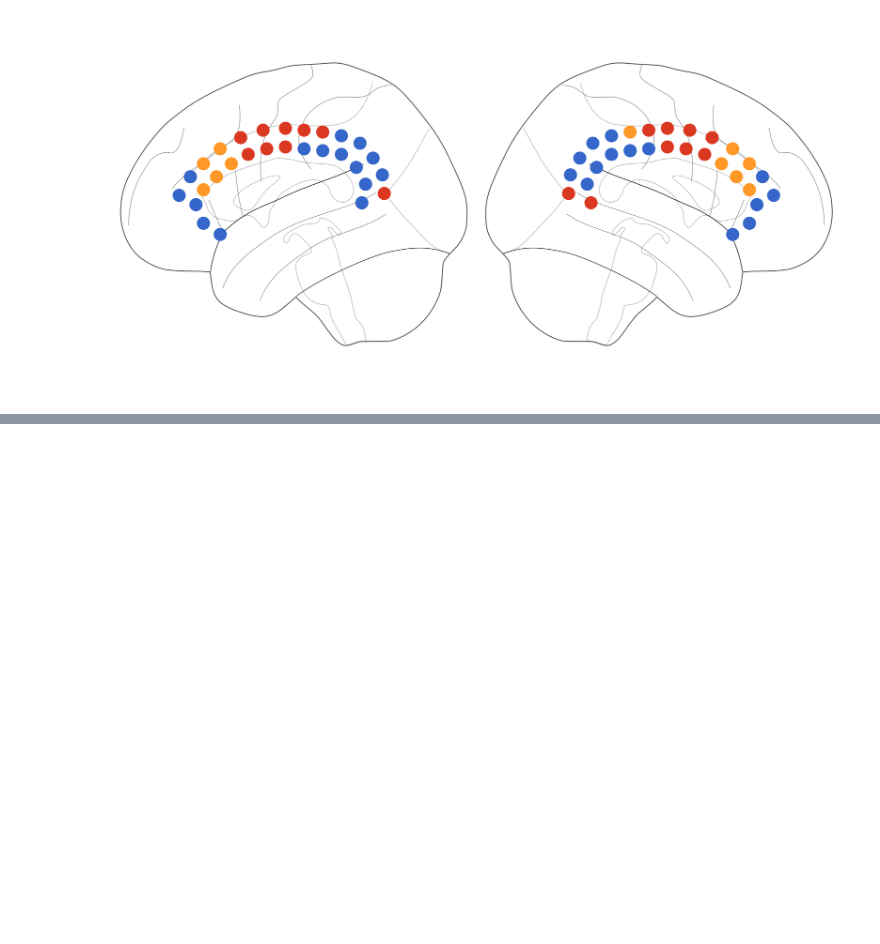
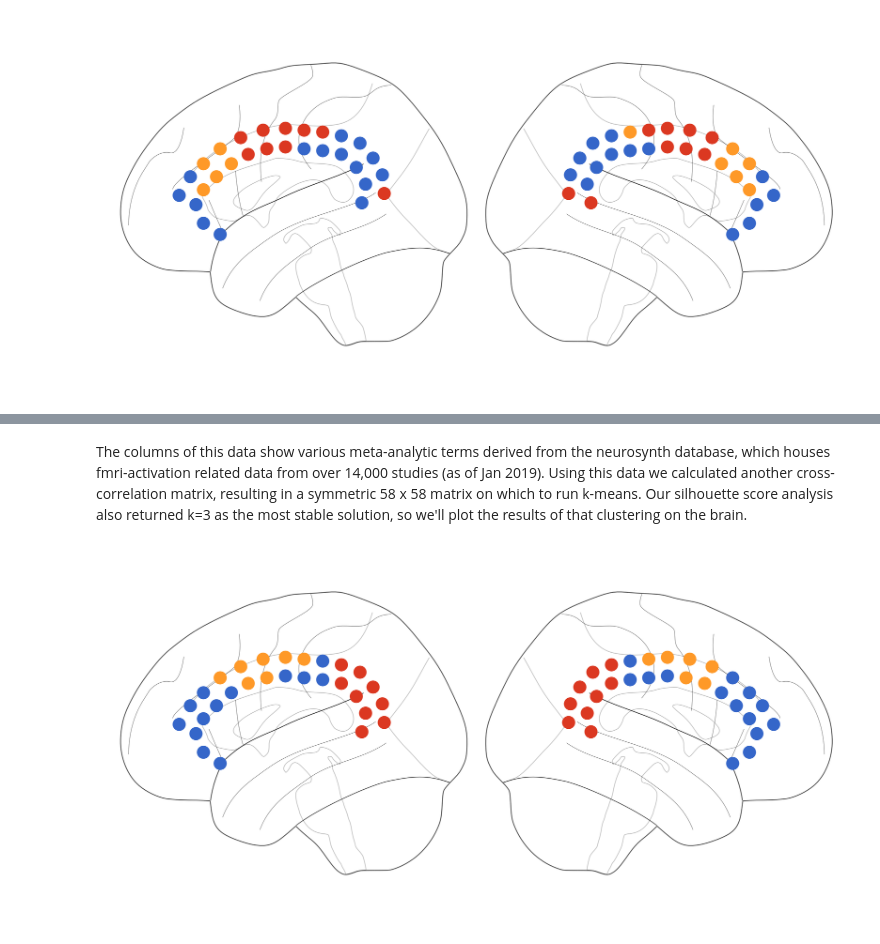
Before and after one commit to boredStats/cingulate-cortex-parcellation, a Jupyter notebook: k_means/k_means.ipynb, the cells around one changed output, grey strips where cells are left out. Cells and saved outputs as stored; diff of their text form; code cells hidden in the pictures; blank space fills up the shorter version.

```diff
--- a/k_means/k_means.ipynb
+++ b/k_means/k_means.ipynb
@@ -127,0 +139,14 @@ putils.plotBrains2(seed_coords, colors)
+# %% [markdown]
+The columns of this data show various meta-analytic terms derived from the neurosynth database, which houses fmri-activation related data from over 14,000 studies (as of Jan 2019). Using this data we calculated another cross-correlation matrix, resulting in a symmetric 58 x 58 matrix on which to run k-means. Our silhouette score analysis also returned k=3 as the most stable solution, so we'll plot the results of that clustering on the brain.
+# %%
+with open(r"./notebook_data/seed_fpp_results.pkl", 'rb') as file:
+    seed_fpp_256 = pkl.load(file)
+seed_fpp_km_data = seed_fpp_256['km'] #Getting k-means results
+
+best_k = 3
+fpp_consistency_256 = kutils.bestSolution(seed_fpp_km_data, best_k, seed_list)
+
+colors = putils.node_color_generator(palette, fpp_consistency_256.values[:, 0])
+putils.plotBrains2(seed_coords, colors)
+# %% [output]
+[figure, added]
```
Also changed, not shown: parts of 14 cells of this notebook, 4 other files.
